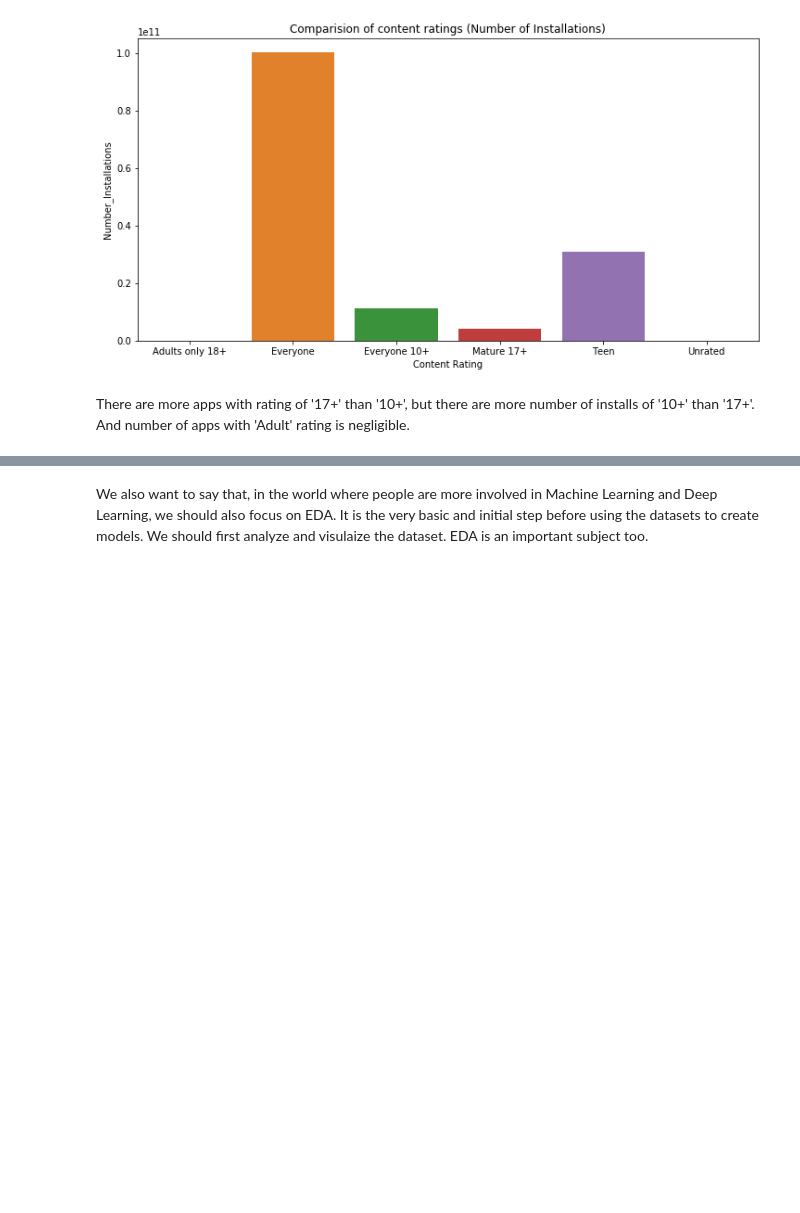
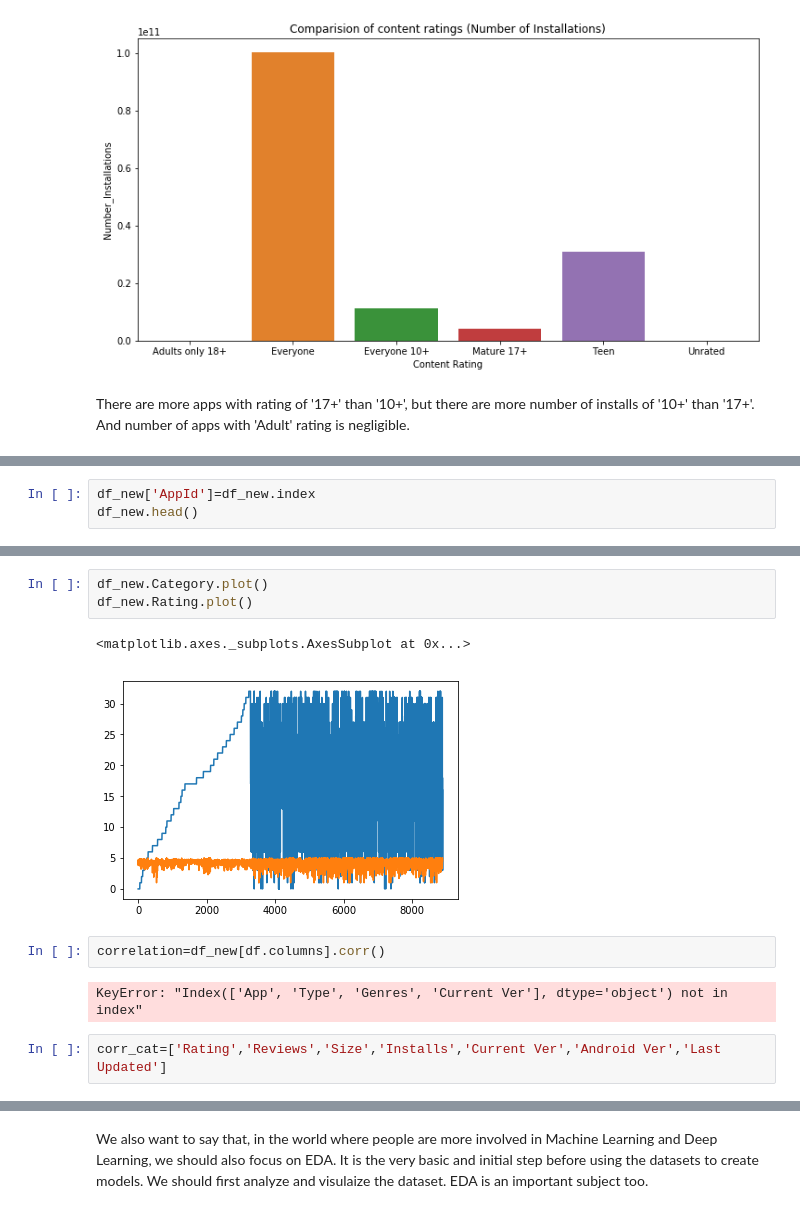
Before and after one commit to Kashish-Chugh/EDA_Play_Store_Apps, a Jupyter notebook: EDA_Google_Play_Store_App_Latest.ipynb, the cells around one changed output, grey strips where cells are left out. Drawn from its saved outputs; the diff is of its cells as text; blank space fills up the shorter version.

```diff
--- a/EDA_Google_Play_Store_App_Latest.ipynb
+++ b/EDA_Google_Play_Store_App_Latest.ipynb
@@ -530,0 +608,3 @@ There are more apps with rating of '17+' than '10+', but there are more number o
+# %%
+df_new['AppId']=df_new.index
+df_new.head()
@@ -530,0 +740,12 @@ There are more apps with rating of '17+' than '10+', but there are more number o
+# %%
+df_new.Category.plot()
+df_new.Rating.plot()
+# %% [output]
+<matplotlib.axes._subplots.AxesSubplot at 0x...>
+[figure, added]
+# %%
+correlation=df_new[df.columns].corr()
+# %% [output]
+KeyError: "Index(['App', 'Type', 'Genres', 'Current Ver'], dtype='object') not in index"
+# %%
+corr_cat=['Rating','Reviews','Size','Installs','Current Ver','Android Ver','Last Updated']
```
Also changed, not shown: parts of 37 cells of this notebook.
